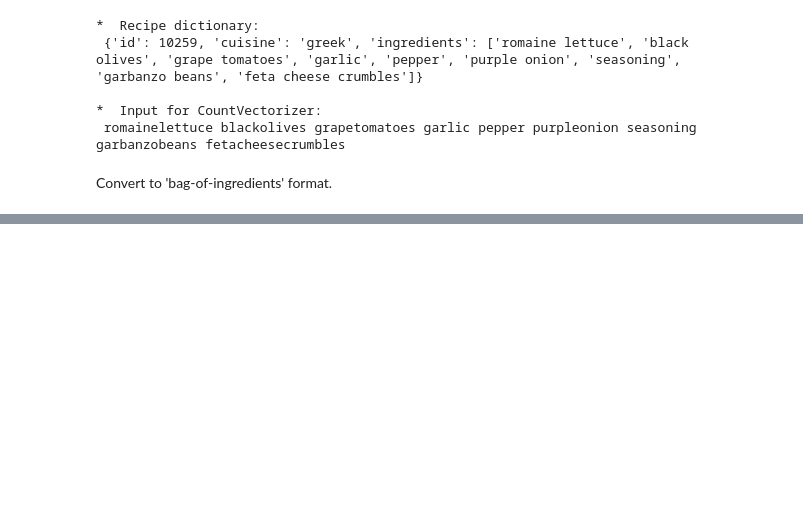
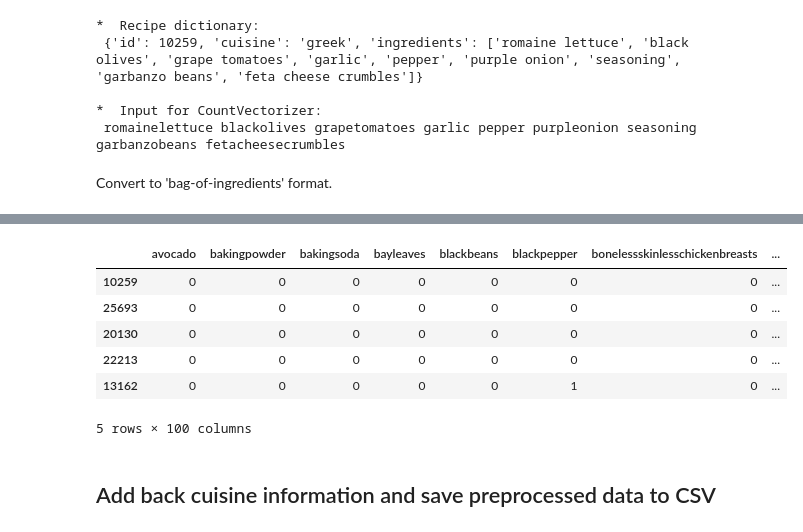
Before and after one commit to Slowika/Bag-of-Recipes, a Jupyter notebook: Data_Preparation.ipynb, the cells around one changed output, grey strips where cells are left out. Saved outputs shown, nothing was run; the diff lists cells and outputs as text; code cells hidden in the pictures; blank space fills up the shorter version.

```diff
--- a/Data_Preparation.ipynb
+++ b/Data_Preparation.ipynb
@@ -90,0 +139,10 @@ Test data size:
+# %%
+# Count ingredients per recipe.
+recipe_count = X_train.sum(axis = 1)
+print('Recipes with 2 ingredients or less:', sum(recipe_count <= 2))
+
+not_too_few_idx = list(recipe_count > 2)
+not_too_many_idx = list(recipe_count < 30)
+
+# Remove recipes with <3 or >30 ingredients.
+X_train = X_train.loc[[a and b for a, b in zip(not_too_few_idx, not_too_many_idx)]]
@@ -144,7 +156,0 @@ Index([], dtype='object')
-# %%
-# Count ingredients per recipe
-recipe_count = X_train.sum(axis=1)
-print('Recipes with 2 ingredients or less:',sum(recipe_count <= 2))
-
-# Remove recipes with 2 ingredients or less
-X_train = X_train.loc[recipe_count > 2]
@@ -163,0 +165,33 @@ Test data size:
+# %%
+n_common = 100 # Number of most common ingredients to keep.
+ingr_count.sort_values(ascending = False, inplace = True) # Sort the list with ingredients by count.
+common_ingredients = list(ingr_count[:n_common].index) # Save the most common ingredients.
+noncommon_ingredients = [i for i in X_train.columns if not i in common_ingredients] # Save the noncommon ingredients.
+# %%
+# Loop over all common ingredients from longest string to shortest.
+for common_ingr in sorted(common_ingredients, key = len, reverse = False):
+    regex = re.compile('.*' + common_ingr + '.*')
+
+    # Find the non-common ingredients matching this common ingredient.
+    ingr_to_group = list(filter(regex.search, noncommon_ingredients))
+
+    if ingr_to_group != None:
+
+        # Combine equivalent ingredients in the common ingredient's column.
+        X_train[common_ingr] = list(map(int, (X_train[ingr_to_group].sum(axis = 1) + X_train[common_ingr] >= 1)))
+
+        # Drop the grouped non-common ingredients from the dataset.
+#         X_train.drop(columns = ingr_to_group, inplace = True)
+#         noncommon_ingredients = [i for i in X_train.columns if not i in common_ingredients]
+
+X_train.drop(columns = noncommon_ingredients, inplace = True)
+# %%
+X_train.head()
+# %% [output]
+|  | avocado | bakingpowder | bakingsoda | bayleaves | blackbeans | blackpepper | bonelessskinlesschickenbreasts | ... |
+| 10259 | 0 | 0 | 0 | 0 | 0 | 0 | 0 | ... |
+| 25693 | 0 | 0 | 0 | 0 | 0 | 0 | 0 | ... |
+| 20130 | 0 | 0 | 0 | 0 | 0 | 0 | 0 | ... |
+| 22213 | 0 | 0 | 0 | 0 | 0 | 0 | 0 | ... |
+| 13162 | 0 | 0 | 0 | 0 | 0 | 1 | 0 | ... |
+5 rows × 100 columns
@@ -163,0 +202,2 @@ Test data size:
+# %% [markdown]
+## Add back cuisine information and save preprocessed data to CSV
```
Also changed, not shown: parts of 20 cells of this notebook, 1 other file.
